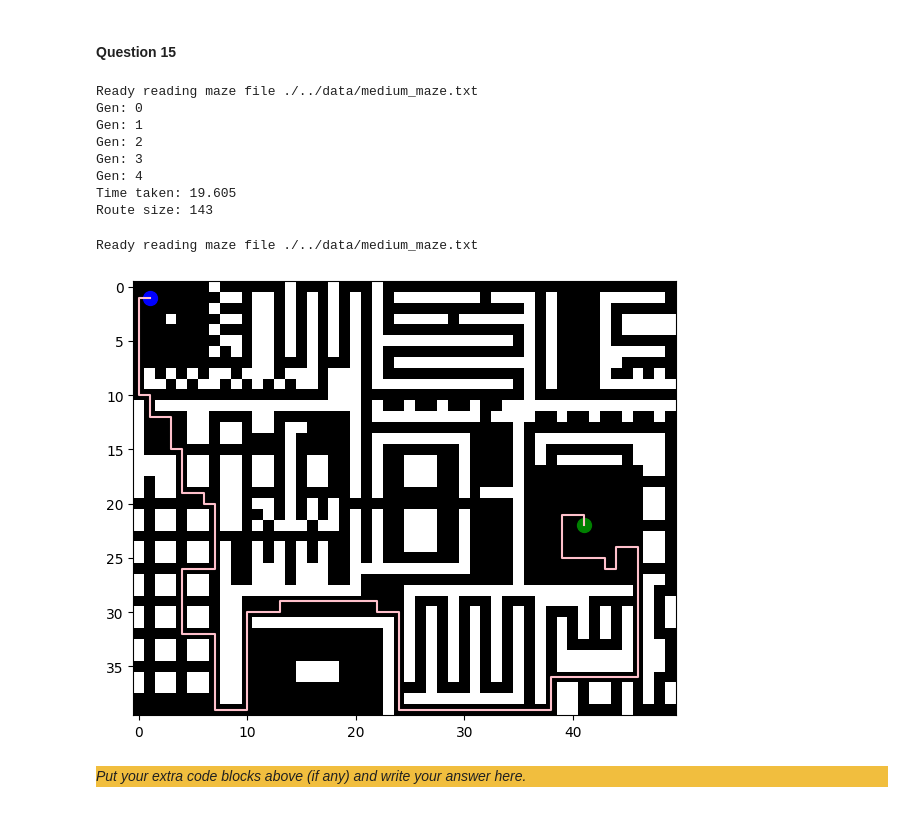
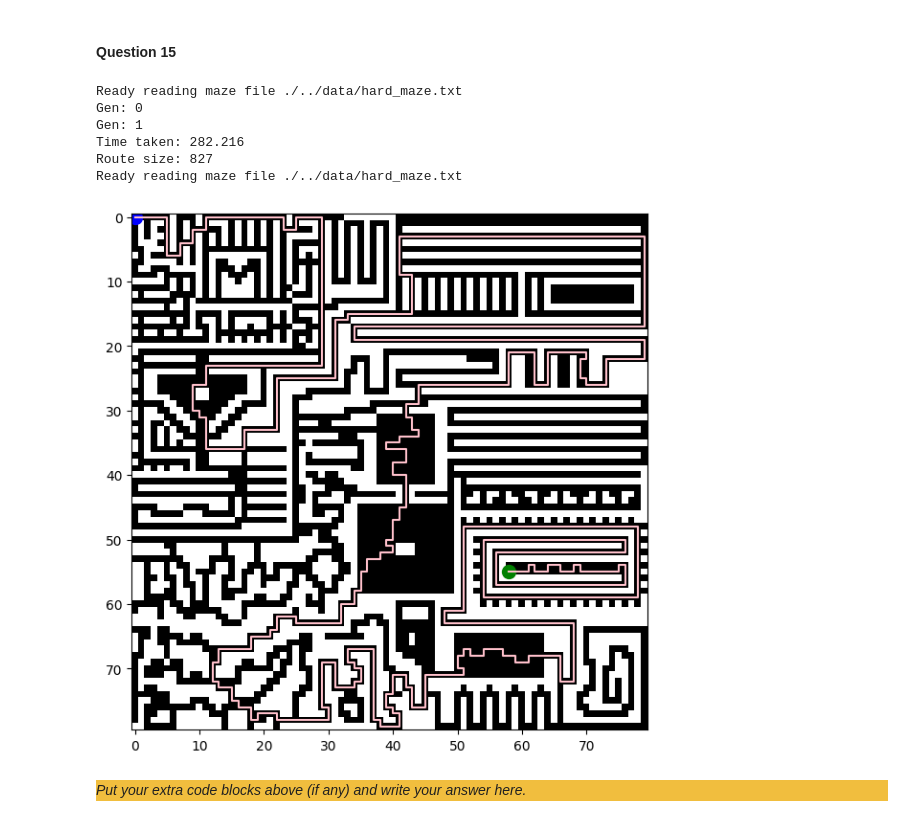
Before and after one commit to CtrlandAlt/IC_Project2, a Jupyter notebook: src/Main.ipynb, the cells around one changed output. Drawn from its saved outputs; the diff is of its cells as text; code cells hidden in the pictures.

```diff
--- a/src/Main.ipynb
+++ b/src/Main.ipynb
@@ -757,46 +779,17 @@ class IntelligentAnt:
                 self.current_position = self.current_position.subtract_direction(Direction.south)
 
         return route
-# %%
-# Please keep your parameters for the ACO easily changeable here
-gen = 10
-no_gen = 5
-q = 400
-evap = 0.1
-
-# Construct the optimization objects
-maze = Maze.create_maze("./../data/medium_maze.txt")
-spec = PathSpecification.read_coordinates("./../data/medium_coordinates.txt")
-aco = AntColonyOptimization(maze, gen, no_gen, q, evap, True)
-
-
-start_time = int(round(time.time() * 1000))
-shortest_route = aco.find_shortest_route(spec)
-
-print("Time taken: " + str((int(round(time.time() * 1000)) - start_time) / 1000.0))
-print("Route size: " + str(shortest_route.size()))
-
-shortest_route.write_to_file("./../data/medium_solution.txt")
-# %% [output]
-Ready reading maze file ./../data/medium_maze.txt
-Gen: 0
-Gen: 1
-Gen: 2
-Gen: 3
-Gen: 4
-Time taken: 19.605
-Route size: 143
-# %%
-# Initializing the maze
-maze = m.create_maze("./../data/medium_maze.txt")
-
-spec = PathSpecification.read_coordinates("./../data/medium_coordinates.txt")
-
-# Visualizing the path
-Visualizer.visualize_individual_path(maze, shortest_route, spec)
-# %% [output]
-Ready reading maze file ./../data/medium_maze.txt
-[figure, removed]
+# %%
+shortest_route = trainAnts(5, 2, 1600, 0.1, "hard", True)
+visualizeAnts(shortest_route, "hard")
+# %% [output]
+Ready reading maze file ./../data/hard_maze.txt
+Gen: 0
+Gen: 1
+Time taken: 282.216
+Route size: 827
+Ready reading maze file ./../data/hard_maze.txt
+[figure, added]
 # %% [markdown]
 <div style="background-color:#f1be3e">
 
```
Also changed, not shown: parts of 4 cells of this notebook, 3 other files.
